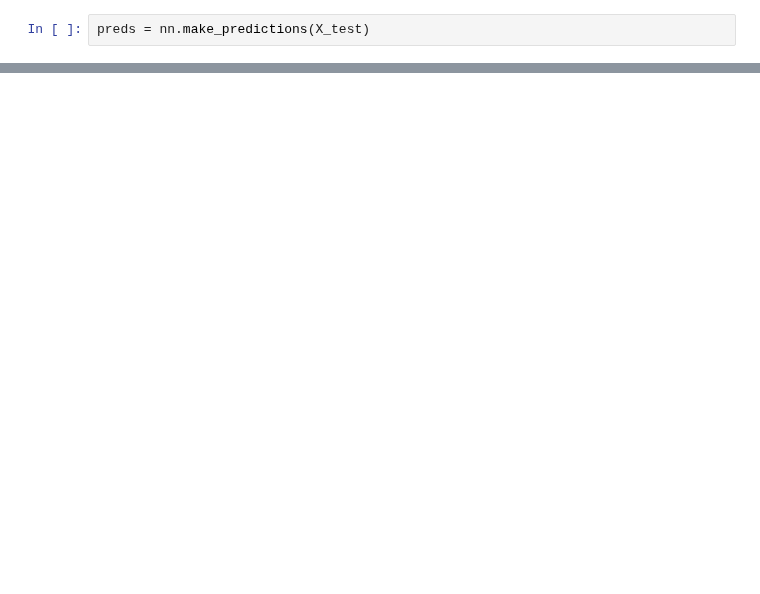
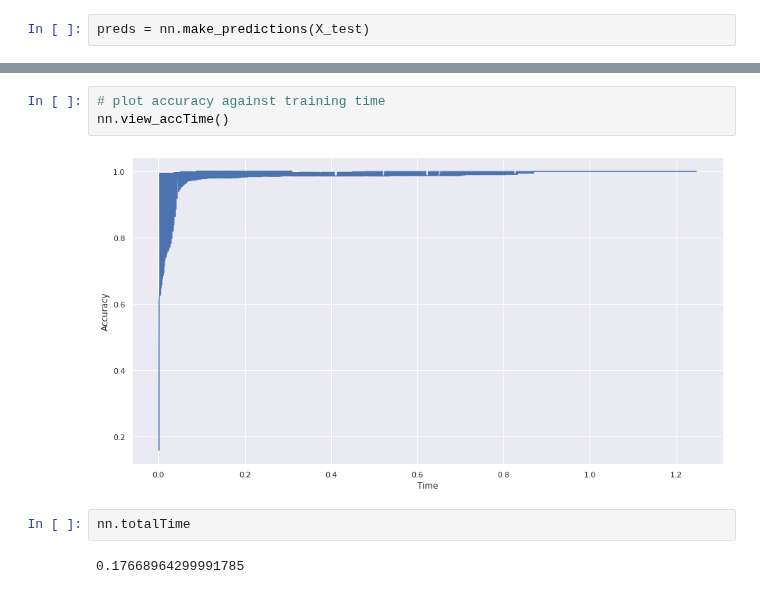
Before and after one commit to shaarick/F21BC, a Jupyter notebook: ANN.ipynb, the cells around one changed output, grey strips where cells are left out. Saved outputs shown, nothing was run; the diff lists cells and outputs as text; blank space fills up the shorter version.

```diff
--- a/ANN.ipynb
+++ b/ANN.ipynb
@@ -177,0 +270,9 @@ predicted  0
+# %%
+# plot accuracy against training time
+nn.view_accTime()
+# %% [output]
+[figure, added]
+# %%
+nn.totalTime
+# %% [output]
+0.17668964299991785
```
Also changed, not shown: parts of 14 cells of this notebook.
